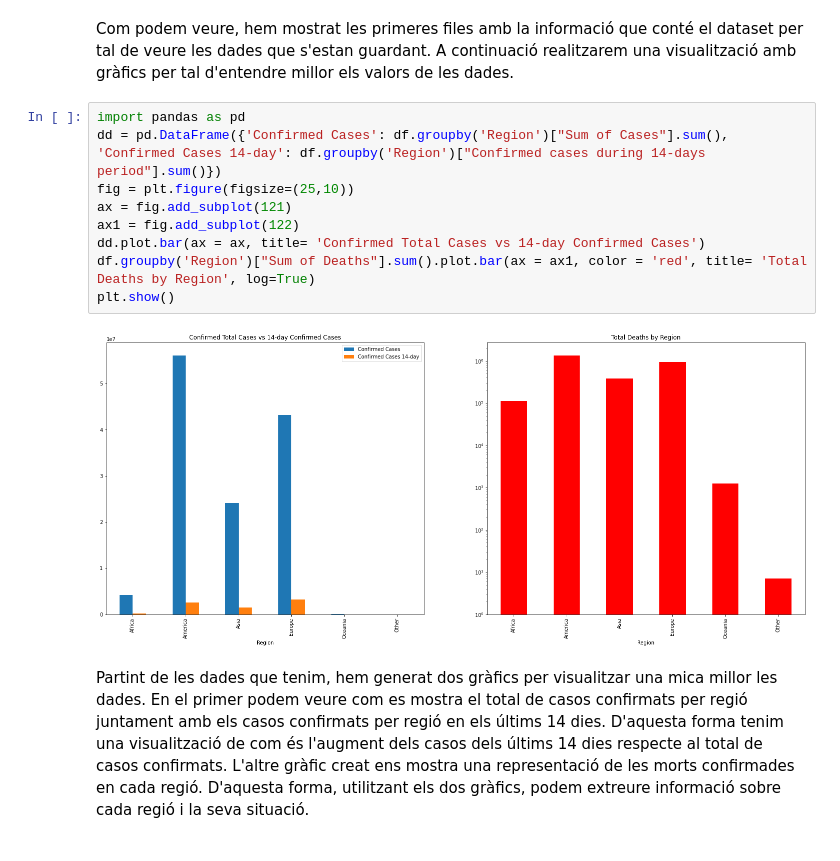
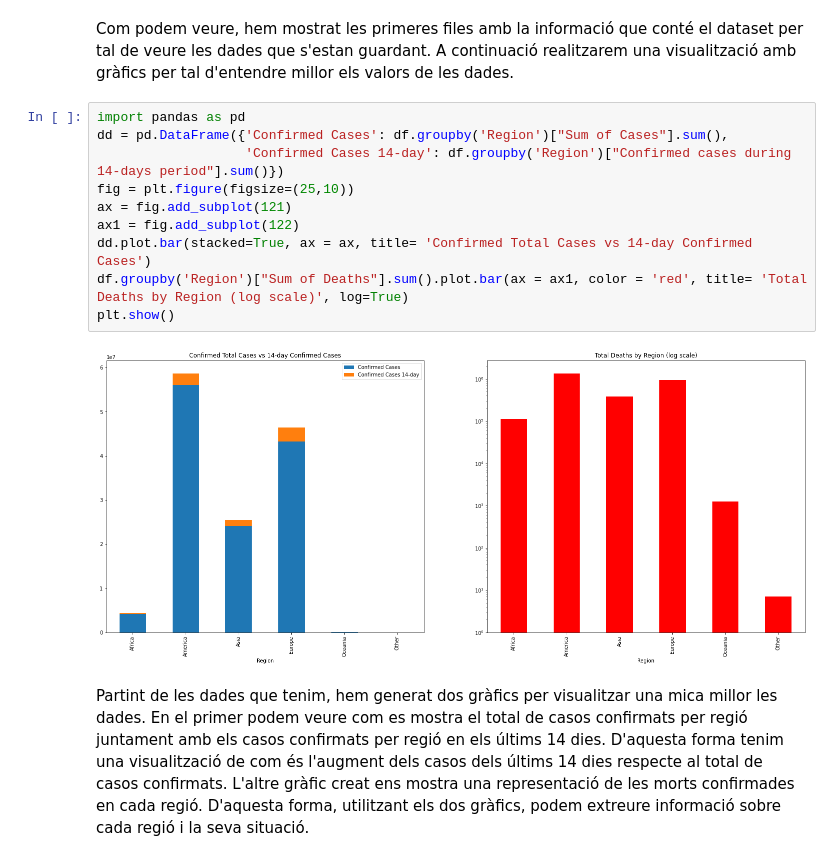
Before and after one commit to MarcFerrerMargarit/PRAC1_WebScrapping_TipologiaDades, a Jupyter notebook: Covid19_WebScrapping.ipynb, the cells around one changed output. Saved outputs shown, nothing was run; the diff lists cells and outputs as text.

Commit message:
fix visualization cases vs 14d cases

```diff
--- a/Covid19_WebScrapping.ipynb
+++ b/Covid19_WebScrapping.ipynb
@@ -47,15 +47,16 @@ df.head()
 Com podem veure, hem mostrat les primeres files amb la informació que conté el dataset per tal de veure les dades que s'estan guardant. A continuació realitzarem una visualització amb gràfics per tal d'entendre millor els valors de les dades.
 # %%
 import pandas as pd
-dd = pd.DataFrame({'Confirmed Cases': df.groupby('Region')["Sum of Cases"].sum(), 'Confirmed Cases 14-day': df.groupby('Region')["Confirmed cases during 14-days period"].sum()})
+dd = pd.DataFrame({'Confirmed Cases': df.groupby('Region')["Sum of Cases"].sum(),
+                   'Confirmed Cases 14-day': df.groupby('Region')["Confirmed cases during 14-days period"].sum()})
 fig = plt.figure(figsize=(25,10))
 ax = fig.add_subplot(121)
 ax1 = fig.add_subplot(122)
-dd.plot.bar(ax = ax, title= 'Confirmed Total Cases vs 14-day Confirmed Cases')
-df.groupby('Region')["Sum of Deaths"].sum().plot.bar(ax = ax1, color = 'red', title= 'Total Deaths by Region', log=True)
+dd.plot.bar(stacked=True, ax = ax, title= 'Confirmed Total Cases vs 14-day Confirmed Cases')
+df.groupby('Region')["Sum of Deaths"].sum().plot.bar(ax = ax1, color = 'red', title= 'Total Deaths by Region (log scale)', log=True)
 plt.show()
 # %% [output]
-[figure, old version]
+[figure, new version]
 # %% [markdown]
 Partint de les dades que tenim, hem generat dos gràfics per visualitzar una mica millor les dades. En el primer podem veure com es mostra el total de casos confirmats per regió juntament amb els casos confirmats per regió en els últims 14 dies. D'aquesta forma tenim una visualització de com és l'augment dels casos dels últims 14 dies respecte al total de casos confirmats.
 L'altre gràfic creat ens mostra una representació de les morts confirmades en cada regió. D'aquesta forma, utilitzant els dos gràfics, podem extreure informació sobre cada regió i la seva situació.
```
